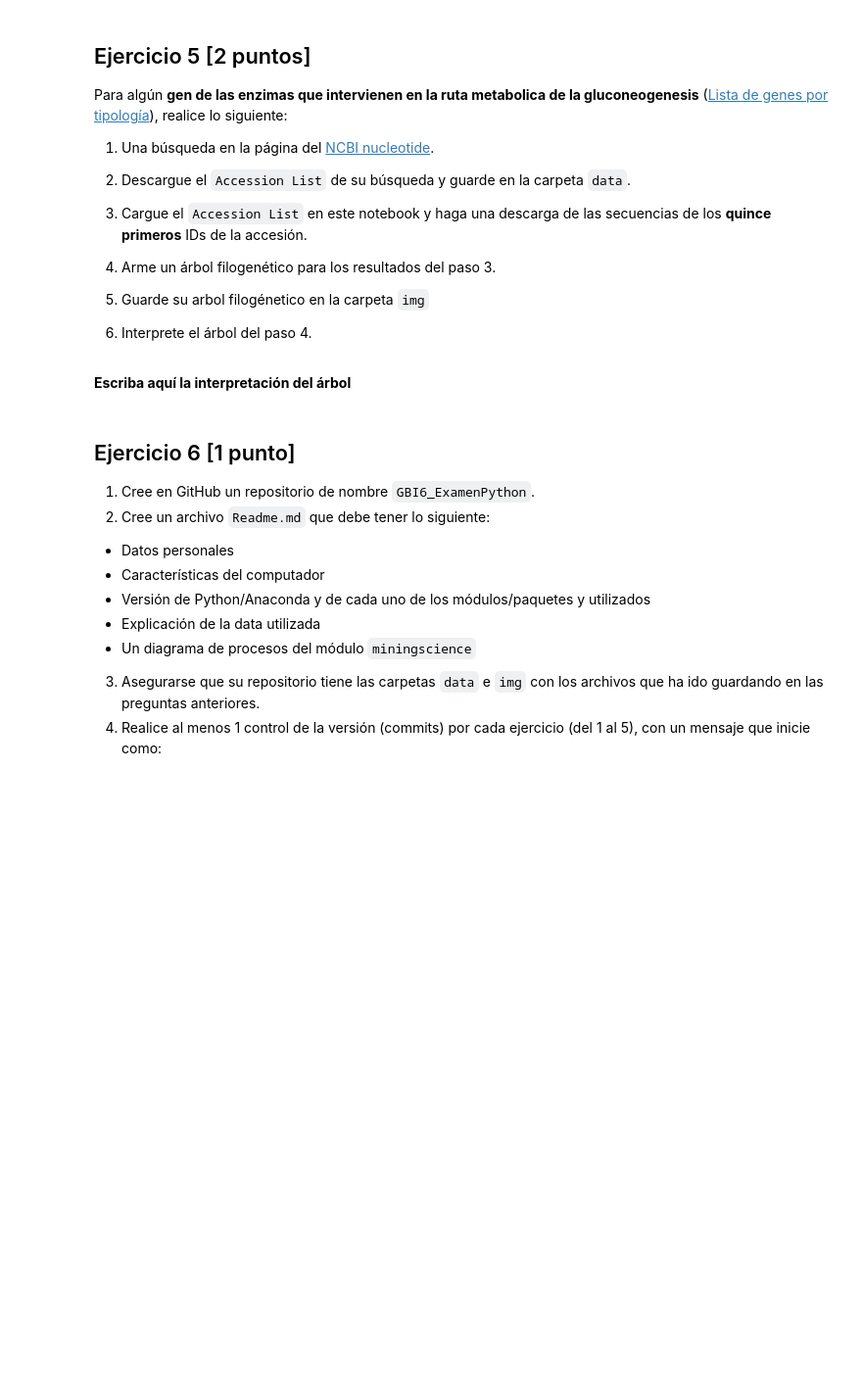
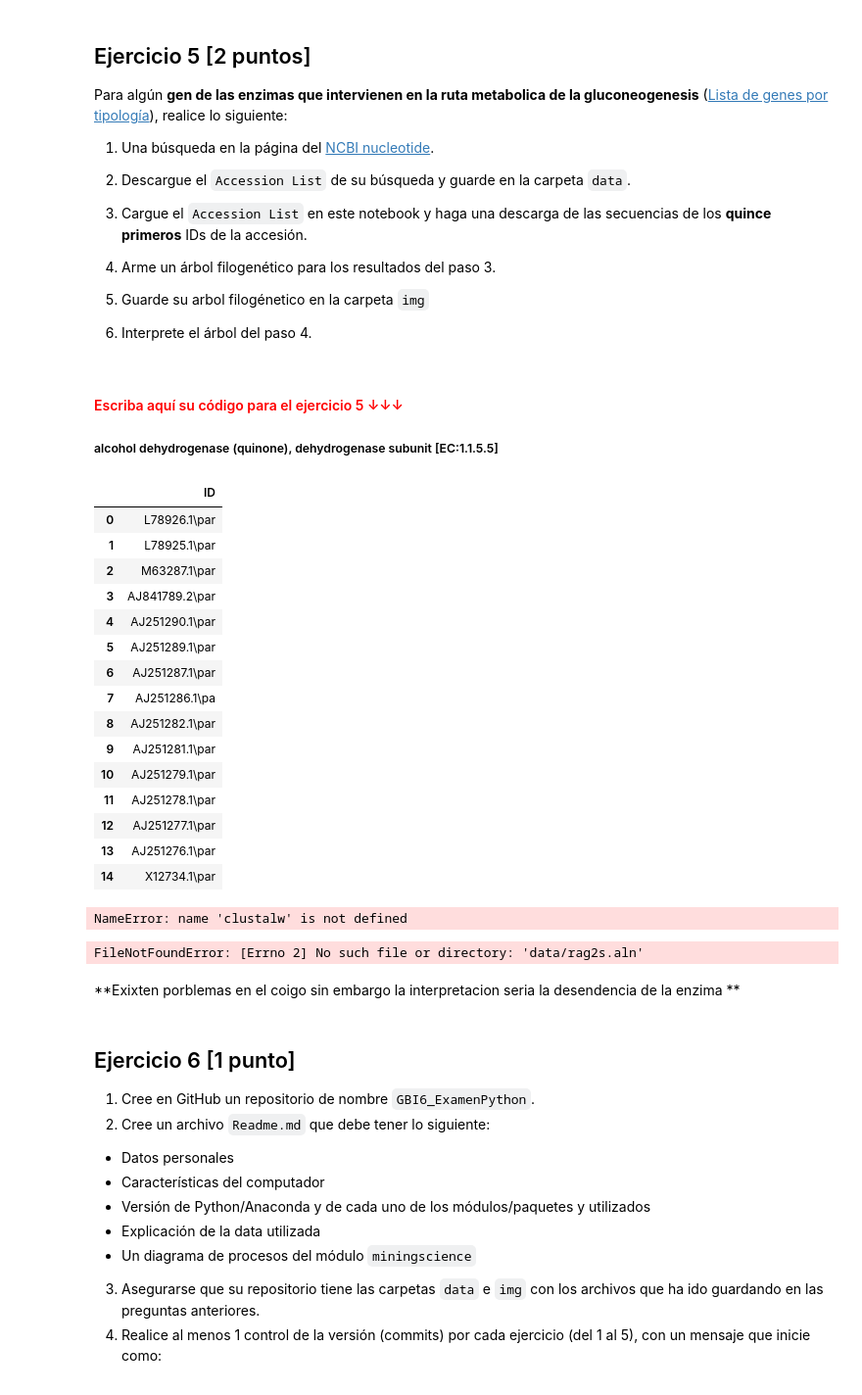
Before and after one commit to Hambuergesa/GBI6_ExamenPython, a Jupyter notebook: data/2022I_GBI6G01_ExamenPython.ipynb, the cells around one changed output. Shown at 98% size. Drawn from its saved outputs; the diff is of its cells as text; code cells hidden in the pictures; blank space fills up the shorter version.

```diff
--- a/data/2022I_GBI6G01_ExamenPython.ipynb
+++ b/data/2022I_GBI6G01_ExamenPython.ipynb
@@ -140,2 +141,35 @@ Para algún **gen de las enzimas que intervienen en la ruta metabolica de la glu
-# %% [markdown]
-**Escriba aquí la interpretación del árbol**
+# %% [markdown]
+#### <font color='red'>Escriba aquí su código para el ejercicio 5 ↓↓↓</font>
+
+##### alcohol dehydrogenase (quinone), dehydrogenase subunit [EC:1.1.5.5]
+# %%
+from Bio import Entrez
+from Bio import SeqIO
+from Bio import SeqIO
+from Bio import AlignIO
+from Bio import Phylo
+f = open ('alcohol_dehydrogenase.txt','r')
+mensaje = f.read()
+#print(mensaje)
+f.close()
+
+datos_alcohol = ('L78926.1\par','L78925.1\par','M63287.1\par','AJ841789.2\par','AJ251290.1\par','AJ251289.1\par','AJ251287.1\par','AJ251286.1\pa','AJ251282.1\par','AJ251281.1\par','AJ251279.1\par','AJ251278.1\par','AJ251277.1\par','AJ251276.1\par','X12734.1\par','X12733.1\par','X64488.1\par','X64487.1\par','X64486.1\par','X64485.1\par','X64484.1\par','X64483.1\par','X64482.1\par','X64481.1\par','X64479.1\par','X64478.1\par','X64477.1\par','X64476.1\par','X64475.1\par','X64474.1\par','X64473.1\par','X64472.1\par','X64471.1\par','X64470.1\par','X64469.1\par','X64468.1\par','X62238.1\par','X62237.1\par','X62236.1\par','X62235.1\par','X62234.1\par','X62233.1\par','X62232.1\par','X62231.1\par','X62230.1\par','X62229.1\par','X62228.1\par','X62227.1\par','X62226.1\par','X62225.1\par','X62224.1\par','X62223.1\par','X62222.1\par','X62221.1\par','X62220.1\par','X62219.1\par','X62218.1\par','X62217.1\par','X62216.1\par','X62215.1\par','X62214.1\par','X62213.1\par','X62212.1\par')
+df = pd.DataFrame({'ID': datos_alcohol})
+df.head(15)
+# %% [output]
+|  | ID |
+| 0 | L78926.1\par |
+| 1 | L78925.1\par |
+| 2 | M63287.1\par |
+| 3 | AJ841789.2\par |
+| 4 | AJ251290.1\par |
+| 5 | AJ251289.1\par |
+| 6 | AJ251287.1\par |
+| 7 | AJ251286.1\pa |
+| 8 | AJ251282.1\par |
+| 9 | AJ251281.1\par |
+| 10 | AJ251279.1\par |
+| 11 | AJ251278.1\par |
+| 12 | AJ251277.1\par |
+| 13 | AJ251276.1\par |
+| 14 | X12734.1\par |
@@ -141,0 +183,14 @@ Para algún **gen de las enzimas que intervienen en la ruta metabolica de la glu
+# %%
+clustalw_exe = r"C:\Program Files (x86)\ClustalW2\ClustalW2"
+clustalw_cline = ClustalwCommandline(clustalw_exe, infile = "data/alcohol_dehydrogenase.txt")
+assert os.path.isfile(clustalw.exe), "Clustal_W executable is missing or not found"
+stdout, stderr = clustalw_cline()
+print(clustalw_cline)
+Phylo.write(rag2_tree, "img/rag2_tree.xml", "phyloxml")
+# %% [output]
+NameError: name 'clustalw' is not defined
+# %%
+ClustalAlign = AlignIO.read("data/rag2s.aln", "clustal")
+print(ClustalAlign)
+# %% [output]
+FileNotFoundError: [Errno 2] No such file or directory: 'data/rag2s.aln'
@@ -142,3 +201,5 @@ Para algún **gen de las enzimas que intervienen en la ruta metabolica de la glu
+# %% [markdown]
+**Exixten porblemas en el coigo sin embargo la interpretacion seria la desendencia de la enzima **
 # %% [markdown]
 ## Ejercicio 6 [1 punto]
 
```
Also changed, not shown: parts of 9 cells of this notebook.
